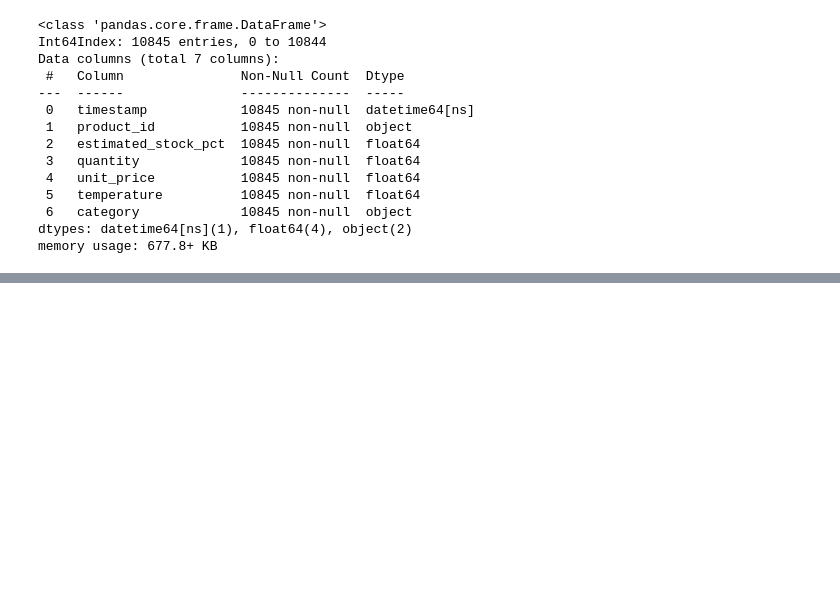
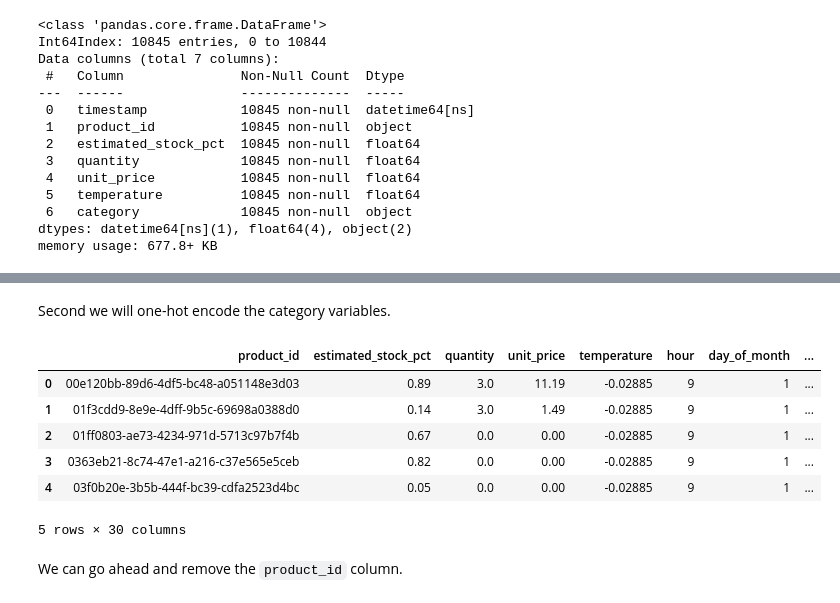
Before and after one commit to NajibAdan/cognizant_ai, a Jupyter notebook: modeling.ipynb, the cells around one changed output, grey strips where cells are left out. Saved outputs shown, nothing was run; the diff lists cells and outputs as text; code cells hidden in the pictures; blank space fills up the shorter version.

```diff
--- a/modeling.ipynb
+++ b/modeling.ipynb
@@ -339,0 +358,15 @@ memory usage: 677.8+ KB
+# %% [markdown]
+Second we will one-hot encode the category variables.
+# %%
+merge_df = pd.get_dummies(merge_df,columns=['category'])
+merge_df.head()
+# %% [output]
+|  | product_id | estimated_stock_pct | quantity | unit_price | temperature | hour | day_of_month | ... |
+| 0 | 00e120bb-89d6-4df5-bc48-a051148e3d03 | 0.89 | 3.0 | 11.19 | -0.02885 | 9 | 1 | ... |
+| 1 | 01f3cdd9-8e9e-4dff-9b5c-69698a0388d0 | 0.14 | 3.0 | 1.49 | -0.02885 | 9 | 1 | ... |
+| 2 | 01ff0803-ae73-4234-971d-5713c97b7f4b | 0.67 | 0.0 | 0.00 | -0.02885 | 9 | 1 | ... |
+| 3 | 0363eb21-8c74-47e1-a216-c37e565e5ceb | 0.82 | 0.0 | 0.00 | -0.02885 | 9 | 1 | ... |
+| 4 | 03f0b20e-3b5b-444f-bc39-cdfa2523d4bc | 0.05 | 0.0 | 0.00 | -0.02885 | 9 | 1 | ... |
+5 rows × 30 columns
+# %% [markdown]
+We can go ahead and remove the `product_id` column.
```
Also changed, not shown: parts of 4 cells of this notebook.
